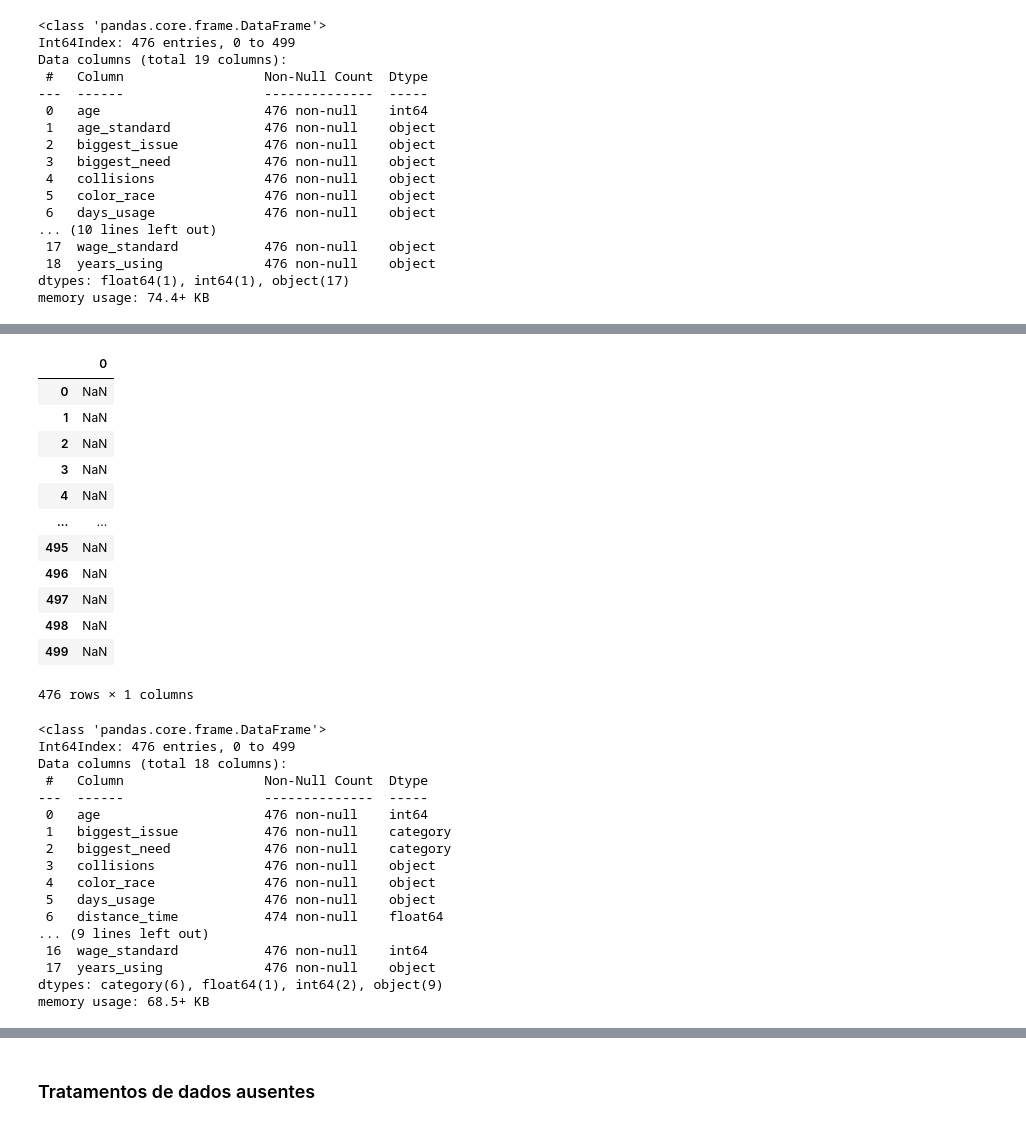
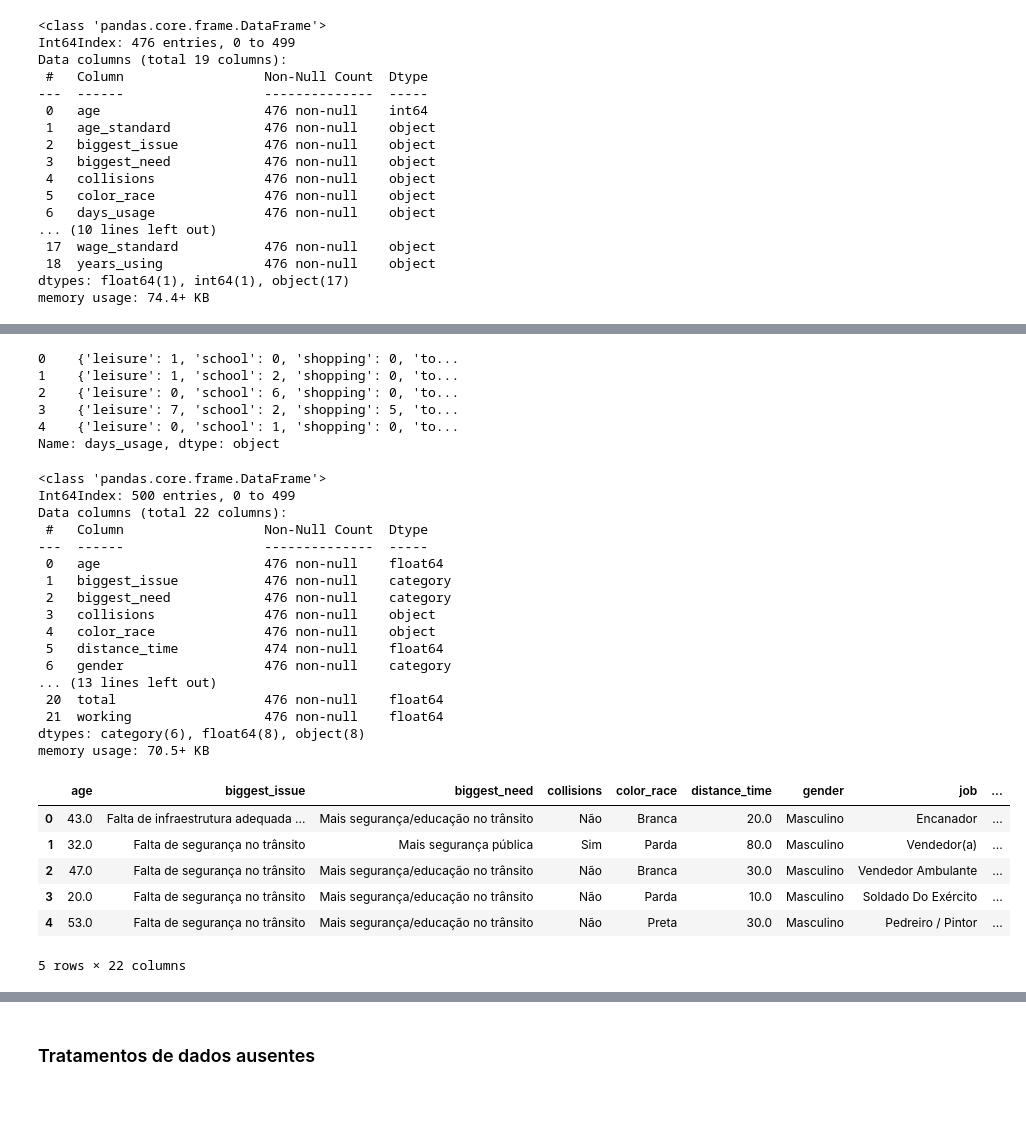
Before and after one commit to pedrocostab/Data_Science_Ciclistas, a Jupyter notebook: Projeto_1_Ciência_de_Dados.ipynb, the cells around one changed output, grey strips where cells are left out. Saved outputs shown, nothing was run; the diff lists cells and outputs as text; code cells hidden in the pictures.

Commit message:
Collumn "Days_usage" splited

```diff
--- a/Projeto_1_Ciência_de_Dados.ipynb
+++ b/Projeto_1_Ciência_de_Dados.ipynb
@@ -195,37 +171,45 @@ for c in ciclistas["days_usage"]:
+# %%
+#Análise das informações da coluna: "days_usage"
+ciclistas["days_usage"].head()
+# %% [output]
+0    {'leisure': 1, 'school': 0, 'shopping': 0, 'to...
+1    {'leisure': 1, 'school': 2, 'shopping': 0, 'to...
+2    {'leisure': 0, 'school': 6, 'shopping': 0, 'to...
+3    {'leisure': 7, 'school': 2, 'shopping': 5, 'to...
+4    {'leisure': 0, 'school': 1, 'shopping': 0, 'to...
+Name: days_usage, dtype: object
 # %%
-#Dividindo a inforção em várias colunas para conseguir medir:
-ciclistas['days_usage'].str.split(',', expand=True)
+#Dividindo a informação "Days_usage" em várias colunas para conseguir medir:
+
+objs = [ciclistas, pd.DataFrame(ciclistas['days_usage'].tolist())]
+ciclistas = pd.concat(objs, axis=1).drop('days_usage', axis=1)
-# %% [output]
-|  | 0 |
-| 0 | NaN |
-| 1 | NaN |
-| 2 | NaN |
-| 3 | NaN |
-| 4 | NaN |
-| ... | ... |
-| 495 | NaN |
-| 496 | NaN |
-| 497 | NaN |
-| 498 | NaN |
-| 499 | NaN |
-476 rows × 1 columns
 # %%
 ciclistas.info()
 # %% [output]
 <class 'pandas.core.frame.DataFrame'>
-Int64Index: 476 entries, 0 to 499
-Data columns (total 18 columns):
+Int64Index: 500 entries, 0 to 499
+Data columns (total 22 columns):
  #   Column                  Non-Null Count  Dtype
 ---  ------                  --------------  -----
- 0   age                     476 non-null    int64
+ 0   age                     476 non-null    float64
  1   biggest_issue           476 non-null    category
  2   biggest_need            476 non-null    category
  3   collisions              476 non-null    object
  4   color_race              476 non-null    object
- 5   days_usage              476 non-null    object
- 6   distance_time           474 non-null    float64
-... (9 lines left out)
- 16  wage_standard           476 non-null    int64
- 17  years_using             476 non-null    object
-dtypes: category(6), float64(1), int64(2), object(9)
-memory usage: 68.5+ KB
+ 5   distance_time           474 non-null    float64
+ 6   gender                  476 non-null    category
+... (13 lines left out)
+ 20  total                   476 non-null    float64
+ 21  working                 476 non-null    float64
+dtypes: category(6), float64(8), object(8)
+memory usage: 70.5+ KB
+# %%
+ciclistas.head()
+# %% [output]
+|  | age | biggest_issue | biggest_need | collisions | color_race | distance_time | gender | job | ... |
+| 0 | 43.0 | Falta de infraestrutura adequada ... | Mais segurança/educação no trânsito | Não | Branca | 20.0 | Masculino | Encanador | ... |
+| 1 | 32.0 | Falta de segurança no trânsito | Mais segurança pública | Sim | Parda | 80.0 | Masculino | Vendedor(a) | ... |
+| 2 | 47.0 | Falta de segurança no trânsito | Mais segurança/educação no trânsito | Não | Branca | 30.0 | Masculino | Vendedor Ambulante | ... |
+| 3 | 20.0 | Falta de segurança no trânsito | Mais segurança/educação no trânsito | Não | Parda | 10.0 | Masculino | Soldado Do Exército | ... |
+| 4 | 53.0 | Falta de segurança no trânsito | Mais segurança/educação no trânsito | Não | Preta | 30.0 | Masculino | Pedreiro / Pintor | ... |
+5 rows × 22 columns
```
Also changed, not shown: parts of 7 cells of this notebook.
